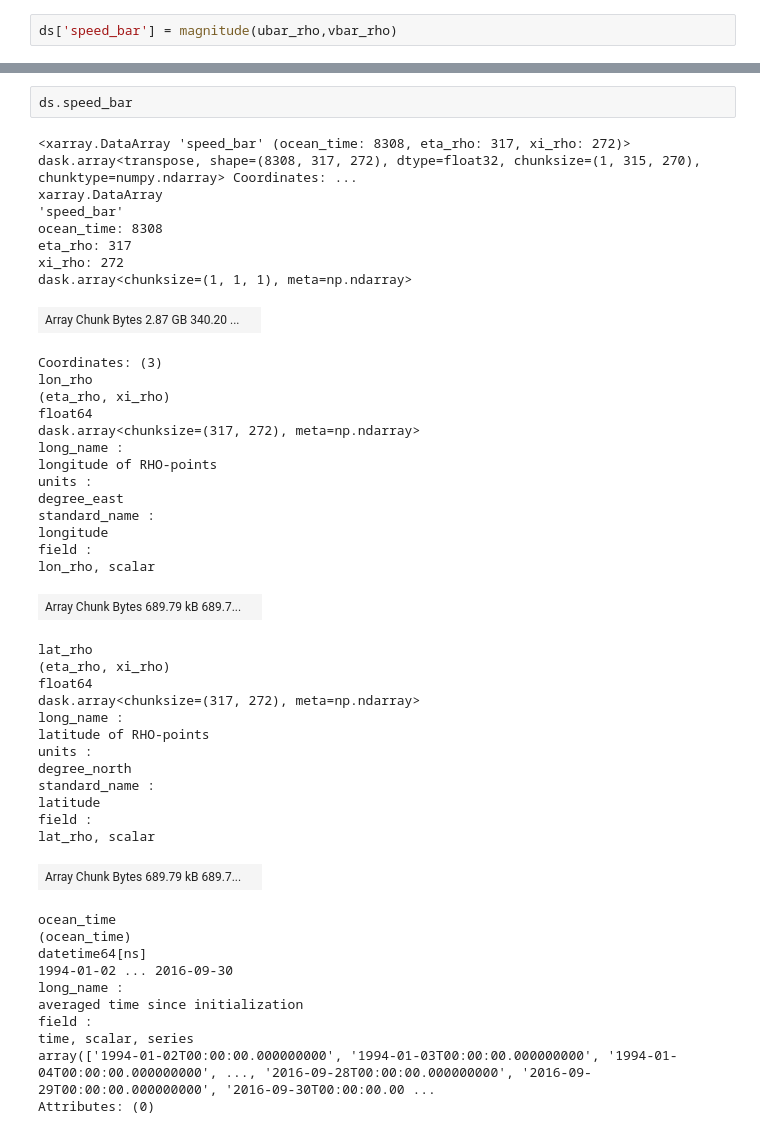
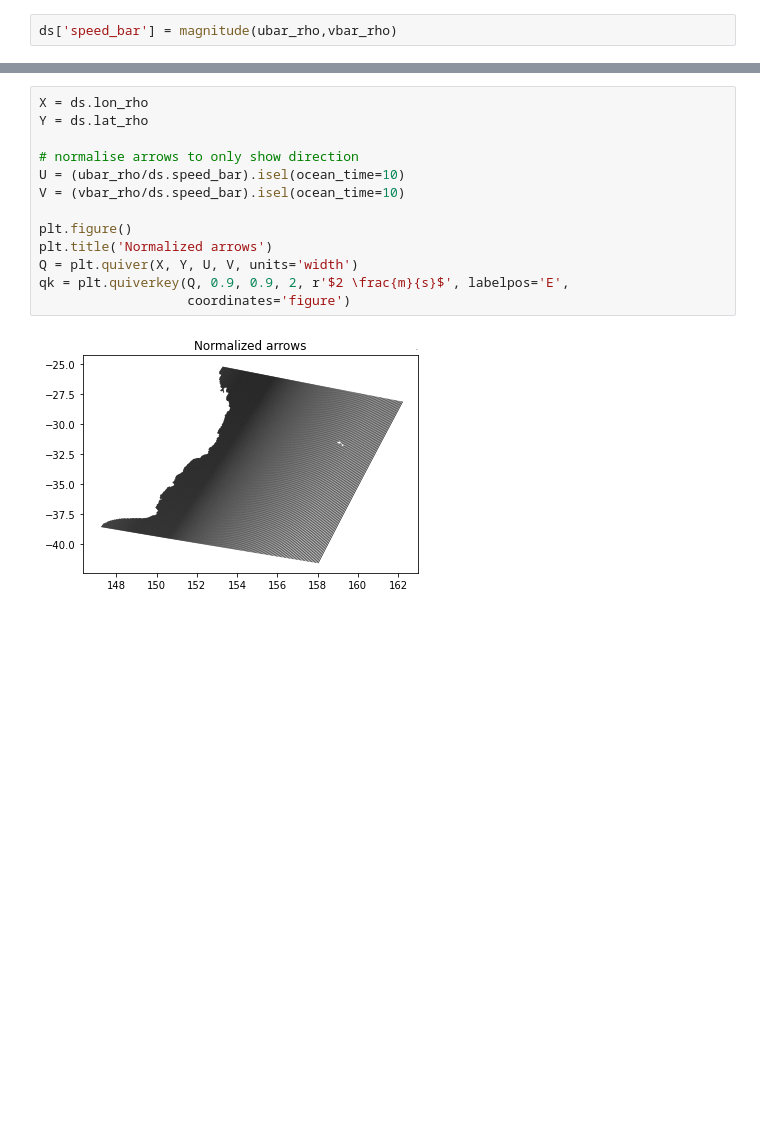
Before and after one commit to nmalan/EAC_Xshelf_volume_transport, a Jupyter notebook: Intro_fig_plot.ipynb, the cells around one changed output, grey strips where cells are left out. Drawn from its saved outputs; the diff is of its cells as text; blank space fills up the shorter version.

```diff
--- a/Intro_fig_plot.ipynb
+++ b/Intro_fig_plot.ipynb
@@ -139,48 +196,15 @@ plt.savefig('Figures/speed_bar.png', dpi=300)
-# %%
-ds.speed_bar
-# %% [output]
-<xarray.DataArray 'speed_bar' (ocean_time: 8308, eta_rho: 317, xi_rho: 272)> dask.array<transpose, shape=(8308, 317, 272), dtype=float32, chunksize=(1, 315, 270), chunktype=numpy.ndarray> Coordinates: ...
-xarray.DataArray
-'speed_bar'
-ocean_time: 8308
-eta_rho: 317
-xi_rho: 272
-dask.array<chunksize=(1, 1, 1), meta=np.ndarray>
-| Array Chunk Bytes 2.87 GB 340.20 ... |  |
-Coordinates: (3)
-lon_rho
-(eta_rho, xi_rho)
-float64
-dask.array<chunksize=(317, 272), meta=np.ndarray>
-long_name :
-longitude of RHO-points
-units :
-degree_east
-standard_name :
-longitude
-field :
-lon_rho, scalar
-| Array Chunk Bytes 689.79 kB 689.7... |  |
-lat_rho
-(eta_rho, xi_rho)
-float64
-dask.array<chunksize=(317, 272), meta=np.ndarray>
-long_name :
-latitude of RHO-points
-units :
-degree_north
-standard_name :
-latitude
-field :
-lat_rho, scalar
-| Array Chunk Bytes 689.79 kB 689.7... |  |
-ocean_time
-(ocean_time)
-datetime64[ns]
-1994-01-02 ... 2016-09-30
-long_name :
-averaged time since initialization
-field :
-time, scalar, series
-array(['1994-01-02T00:00:00.000000000', '1994-01-03T00:00:00.000000000', '1994-01-04T00:00:00.000000000', ..., '2016-09-28T00:00:00.000000000', '2016-09-29T00:00:00.000000000', '2016-09-30T00:00:00.00 ...
-Attributes: (0)
+# %%
+X = ds.lon_rho
+Y = ds.lat_rho
+
+# normalise arrows to only show direction
+U = (ubar_rho/ds.speed_bar).isel(ocean_time=10)
+V = (vbar_rho/ds.speed_bar).isel(ocean_time=10)
+
+plt.figure()
+plt.title('Normalized arrows')
+Q = plt.quiver(X, Y, U, V, units='width')
+qk = plt.quiverkey(Q, 0.9, 0.9, 2, r'$2 \frac{m}{s}$', labelpos='E',
+                   coordinates='figure')
+# %% [output]
+[figure, added]
```
Also changed, not shown: parts of 9 cells of this notebook.
